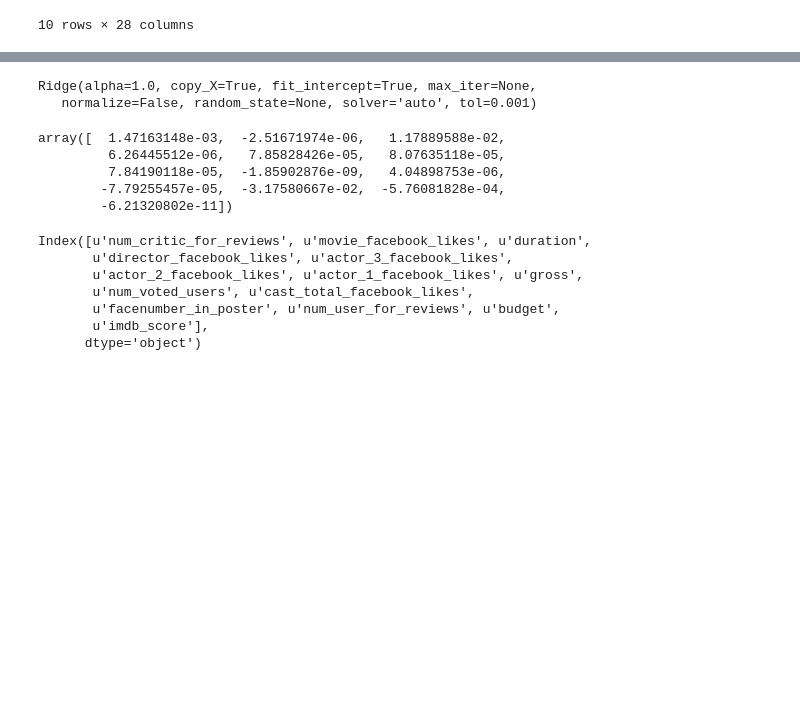
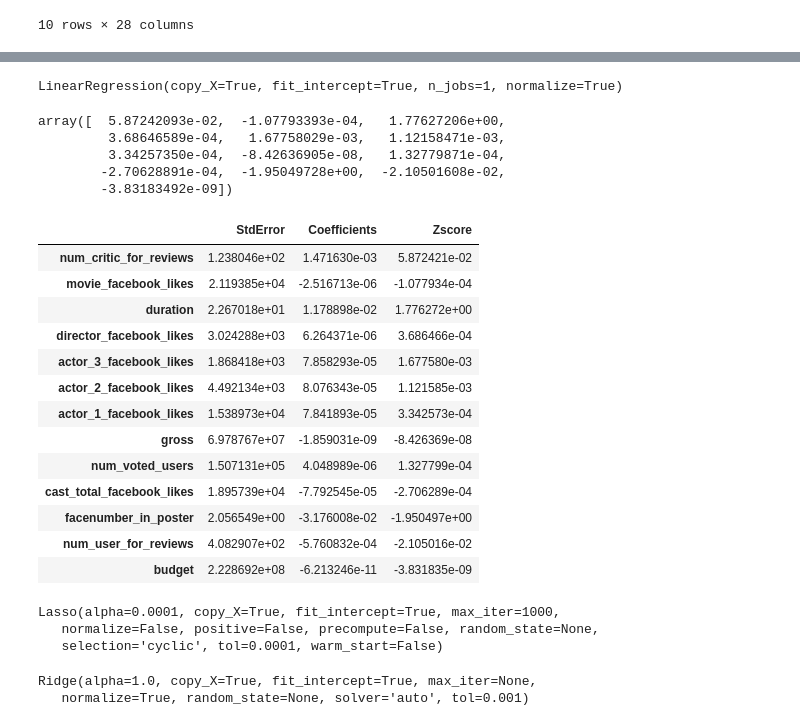
Before and after one commit to brendabrandy/StatLearning, a Jupyter notebook: IMDB 5000.ipynb, the cells around one changed output, grey strips where cells are left out. Cells and saved outputs as stored; diff of their text form; code cells hidden in the pictures; blank space fills up the shorter version.

```diff
--- a/IMDB 5000.ipynb
+++ b/IMDB 5000.ipynb
@@ -109,28 +56,61 @@ OLS Regression Results
+# %%
+# implement Ordinary Least Square
+lr = LinearRegression(normalize=True, copy_X=True)
+lr.fit(x,y)
+# %% [output]
+LinearRegression(copy_X=True, fit_intercept=True, n_jobs=1, normalize=True)
+# %%
+x1 = x.as_matrix()
+x2 = x1.T
+arr = np.linalg.inv(np.dot(x2,x1))
+v = np.diagonal(arr)
+std_err = x.std(axis=0).tolist()
+z = lr.coef_ / (std_err*np.sqrt(v))
+# %%
+z
+# %% [output]
+array([  5.87242093e-02,  -1.07793393e-04,   1.77627206e+00,
+         3.68646589e-04,   1.67758029e-03,   1.12158471e-03,
+         3.34257350e-04,  -8.42636905e-08,   1.32779871e-04,
+        -2.70628891e-04,  -1.95049728e+00,  -2.10501608e-02,
+        -3.83183492e-09])
+# %%
+stat_summary = pd.DataFrame()
+# calculate standard error
+stat_summary["StdError"] = x.std(axis=0)
+# calculate Linear Regression Coefficients
+stat_summary["Coefficients"] = lr.coef_
+# calculate z score
+stat_summary["Zscore"] = z
+# %%
+stat_summary
+# %% [output]
+|  | StdError | Coefficients | Zscore |
+| num_critic_for_reviews | 1.238046e+02 | 1.471630e-03 | 5.872421e-02 |
+| movie_facebook_likes | 2.119385e+04 | -2.516713e-06 | -1.077934e-04 |
+| duration | 2.267018e+01 | 1.178898e-02 | 1.776272e+00 |
+| director_facebook_likes | 3.024288e+03 | 6.264371e-06 | 3.686466e-04 |
+| actor_3_facebook_likes | 1.868418e+03 | 7.858293e-05 | 1.677580e-03 |
+| actor_2_facebook_likes | 4.492134e+03 | 8.076343e-05 | 1.121585e-03 |
+| actor_1_facebook_likes | 1.538973e+04 | 7.841893e-05 | 3.342573e-04 |
+| gross | 6.978767e+07 | -1.859031e-09 | -8.426369e-08 |
+| num_voted_users | 1.507131e+05 | 4.048989e-06 | 1.327799e-04 |
+| cast_total_facebook_likes | 1.895739e+04 | -7.792545e-05 | -2.706289e-04 |
+| facenumber_in_poster | 2.056549e+00 | -3.176008e-02 | -1.950497e+00 |
+| num_user_for_reviews | 4.082907e+02 | -5.760832e-04 | -2.105016e-02 |
+| budget | 2.228692e+08 | -6.213246e-11 | -3.831835e-09 |
+# %%
+# implement lasso regression
+lasso = Lasso(alpha = 0.0001)
+lasso.fit(x,y)
+# %% [output]
+Lasso(alpha=0.0001, copy_X=True, fit_intercept=True, max_iter=1000,
+   normalize=False, positive=False, precompute=False, random_state=None,
+   selection='cyclic', tol=0.0001, warm_start=False)
 # %%
 # implement ridge regression
-rl = Ridge()
-ar = data2.values
-x = data2.ix[:,0:13]
-y = data2.ix[:,13]
+rl = Ridge(normalize=True)
 rl.fit(x,y)
 # %% [output]
 Ridge(alpha=1.0, copy_X=True, fit_intercept=True, max_iter=None,
-   normalize=False, random_state=None, solver='auto', tol=0.001)
+   normalize=True, random_state=None, solver='auto', tol=0.001)
-# %%
-rl.coef_
-# %% [output]
-array([  1.47163148e-03,  -2.51671974e-06,   1.17889588e-02,
-         6.26445512e-06,   7.85828426e-05,   8.07635118e-05,
-         7.84190118e-05,  -1.85902876e-09,   4.04898753e-06,
-        -7.79255457e-05,  -3.17580667e-02,  -5.76081828e-04,
-        -6.21320802e-11])
-# %%
-data2.columns
-# %% [output]
-Index([u'num_critic_for_reviews', u'movie_facebook_likes', u'duration',
-       u'director_facebook_likes', u'actor_3_facebook_likes',
-       u'actor_2_facebook_likes', u'actor_1_facebook_likes', u'gross',
-       u'num_voted_users', u'cast_total_facebook_likes',
-       u'facenumber_in_poster', u'num_user_for_reviews', u'budget',
-       u'imdb_score'],
-      dtype='object')
```
Also changed, not shown: parts of 14 cells of this notebook.
